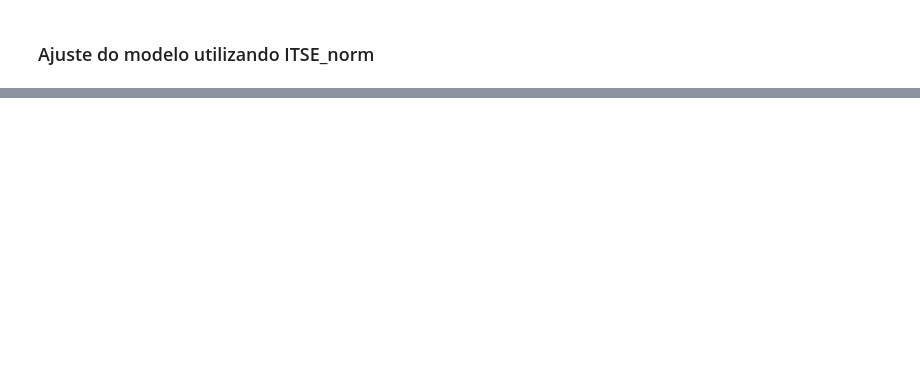
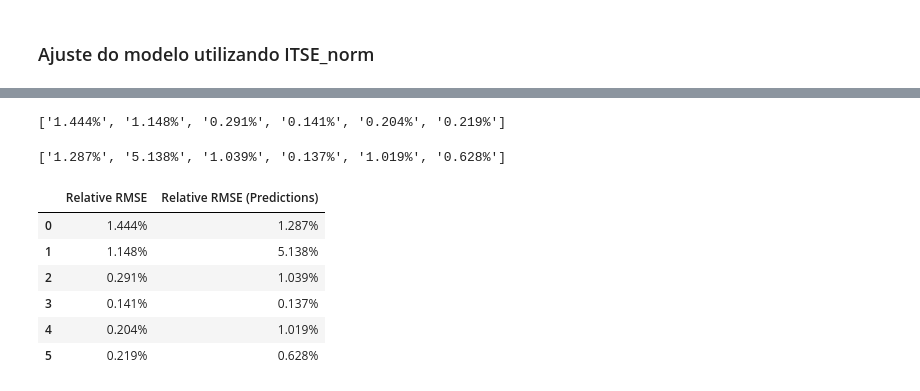
Before and after one commit to fpelogia/epid-models, a Jupyter notebook: Mestrado 2023/novos_testes.ipynb, the cells around one changed output, grey strips where cells are left out. Cells and saved outputs as stored; diff of their text form; code cells hidden in the pictures; blank space fills up the shorter version.

```diff
--- a/Mestrado 2023/novos_testes.ipynb
+++ b/Mestrado 2023/novos_testes.ipynb
@@ -129,13 +143,3 @@ elif (city_name == 'Sicilia'):
 #x_nw = [150, 313, 389, 509, 651, 852]
 # %% [markdown]
 ### Ajuste do modelo utilizando ITSE_norm
-# %%
-sig_params, rel_rmse_list, y_m = optimize.fit_data(acc_data,
-                               daily_data,
-                               city_name,
-                               x_nw,
-                               indicator = indicator,
-                               n_weeks_pred = 2,
-                               scaling_factor = scaling_factor,
-                               loss_function = 'ITSE'
-                            )
@@ -169,2 +150,21 @@ data['data'].to_list()[1130]
 # %%
 rel_rmse_list
+# %% [output]
+['1.444%', '1.148%', '0.291%', '0.141%', '0.204%', '0.219%']
+# %%
+rel_rmse_list_pred
+# %% [output]
+['1.287%', '5.138%', '1.039%', '0.137%', '1.019%', '0.628%']
+# %%
+pd.DataFrame({
+                'Relative RMSE':rel_rmse_list,
+                'Relative RMSE (Predictions)':rel_rmse_list_pred,
+              })
+# %% [output]
+|  | Relative RMSE | Relative RMSE (Predictions) |
+| 0 | 1.444% | 1.287% |
+| 1 | 1.148% | 5.138% |
+| 2 | 0.291% | 1.039% |
+| 3 | 0.141% | 0.137% |
+| 4 | 0.204% | 1.019% |
+| 5 | 0.219% | 0.628% |
```
Also changed, not shown: parts of 11 cells of this notebook, 13 other files.
